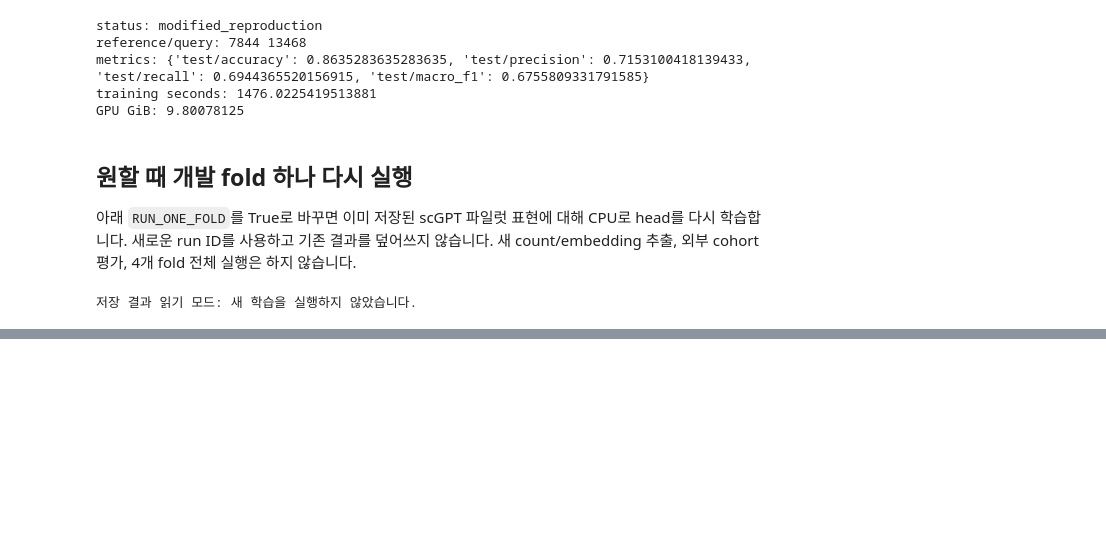
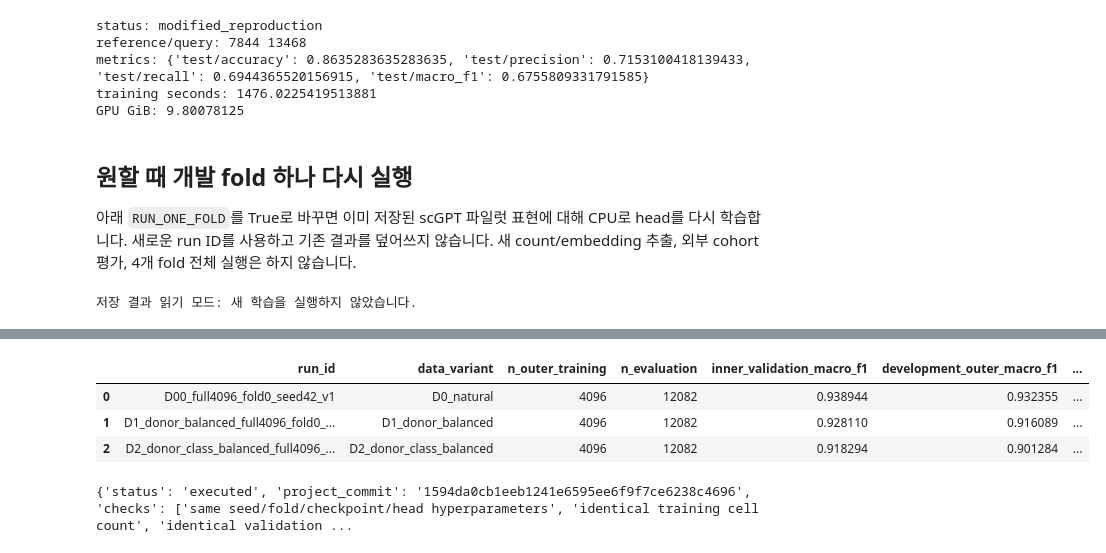
Before and after one commit to honbul/vcell_liver, a Jupyter notebook: notebooks/06_research_development_cv.ipynb, the cells around one changed output, grey strips where cells are left out. Saved outputs shown, nothing was run; the diff lists cells and outputs as text; code cells hidden in the pictures; blank space fills up the shorter version.

Commit message:
Execute research tutorials and verify negative data-only screens with matched manifests

```diff
--- a/notebooks/06_research_development_cv.ipynb
+++ b/notebooks/06_research_development_cv.ipynb
@@ -102,0 +124,5 @@ else:
+# %%
+probe = json.loads((REPORT / 'runs/M03_lora_module_gradient_reload_probe_v1/run.json').read_text())
+print('adapter/head parameters:', probe['adapter_parameter_count'], probe['head_parameter_count'])
+print('initial output difference:', probe['initial_output_max_abs_difference'])
+print('save/reload difference:', probe['save_reload_logits_max_abs_difference'])
@@ -102,0 +137,9 @@ else:
+# %%
+display(pd.read_csv(REPORT / 'sampling_screen/metrics.tsv', sep='\t'))
+print(json.loads((REPORT / 'sampling_screen/audit.json').read_text()))
+# %% [output]
+|  | run_id | data_variant | n_outer_training | n_evaluation | inner_validation_macro_f1 | development_outer_macro_f1 | ... |
+| 0 | D00_full4096_fold0_seed42_v1 | D0_natural | 4096 | 12082 | 0.938944 | 0.932355 | ... |
+| 1 | D1_donor_balanced_full4096_fold0_... | D1_donor_balanced | 4096 | 12082 | 0.928110 | 0.916089 | ... |
+| 2 | D2_donor_class_balanced_full4096_... | D2_donor_class_balanced | 4096 | 12082 | 0.918294 | 0.901284 | ... |
+{'status': 'executed', 'project_commit': '1594da0cb1eeb1241e6595ee6f9f7ce6238c4696', 'checks': ['same seed/fold/checkpoint/head hyperparameters', 'identical training cell count', 'identical validation ...
```
Also changed, not shown: parts of 6 cells of this notebook, 19 other files.
